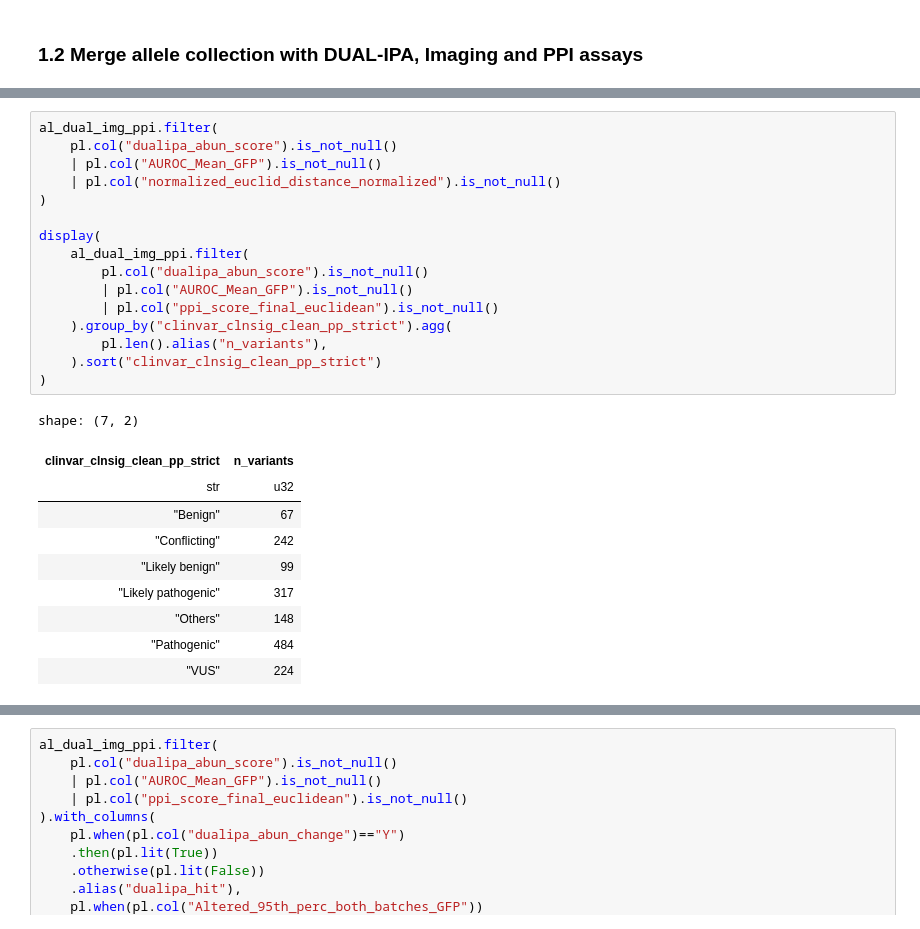
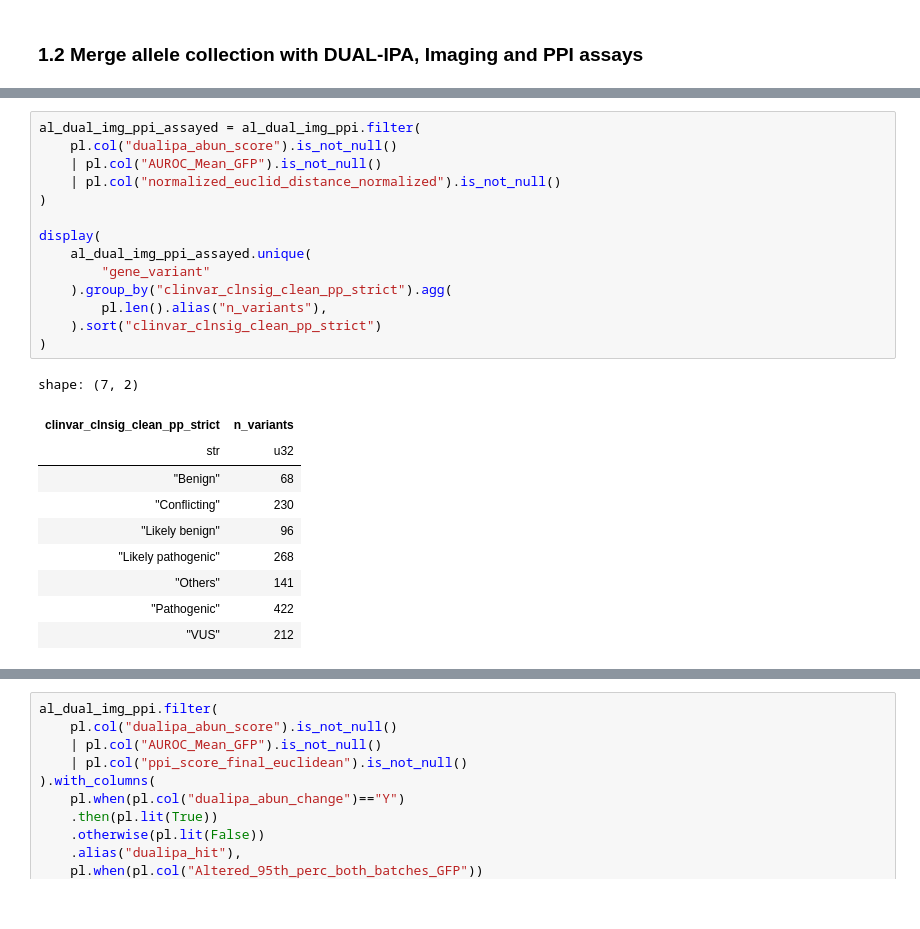
Before and after one commit to broadinstitute/2025_laval_submitted, a Jupyter notebook: 3_integrated_assay_results/2_analysis/0_all_assays_summary.ipynb, the cells around one changed output, grey strips where cells are left out. Drawn from its saved outputs; the diff is of its cells as text.

```diff
--- a/3_integrated_assay_results/2_analysis/0_all_assays_summary.ipynb
+++ b/3_integrated_assay_results/2_analysis/0_all_assays_summary.ipynb
@@ -152,30 +120,28 @@ print(al_dual_img_ppi.drop_nulls("normalized_euclid_distance_normalized").shape)
 # %%
-al_dual_img_ppi.filter(
+al_dual_img_ppi_assayed = al_dual_img_ppi.filter(
     pl.col("dualipa_abun_score").is_not_null()
     | pl.col("AUROC_Mean_GFP").is_not_null()
     | pl.col("normalized_euclid_distance_normalized").is_not_null()
 )
 
 display(
-    al_dual_img_ppi.filter(
-        pl.col("dualipa_abun_score").is_not_null()
-        | pl.col("AUROC_Mean_GFP").is_not_null()
-        | pl.col("ppi_score_final_euclidean").is_not_null()
+    al_dual_img_ppi_assayed.unique(
+        "gene_variant"
     ).group_by("clinvar_clnsig_clean_pp_strict").agg(
         pl.len().alias("n_variants"),
     ).sort("clinvar_clnsig_clean_pp_strict")
 )
 # %% [output]
 shape: (7, 2)
 | clinvar_clnsig_clean_pp_strict | n_variants |
 | str | u32 |
-| "Benign" | 67 |
-| "Conflicting" | 242 |
-| "Likely benign" | 99 |
-| "Likely pathogenic" | 317 |
-| "Others" | 148 |
-| "Pathogenic" | 484 |
-| "VUS" | 224 |
+| "Benign" | 68 |
+| "Conflicting" | 230 |
+| "Likely benign" | 96 |
+| "Likely pathogenic" | 268 |
+| "Others" | 141 |
+| "Pathogenic" | 422 |
+| "VUS" | 212 |
 # %%
 vus = al_dual_img_ppi.filter(
     (pl.col("dualipa_abun_score").is_not_null()
```
Also changed, not shown: parts of 13 cells of this notebook, 3 other files.
